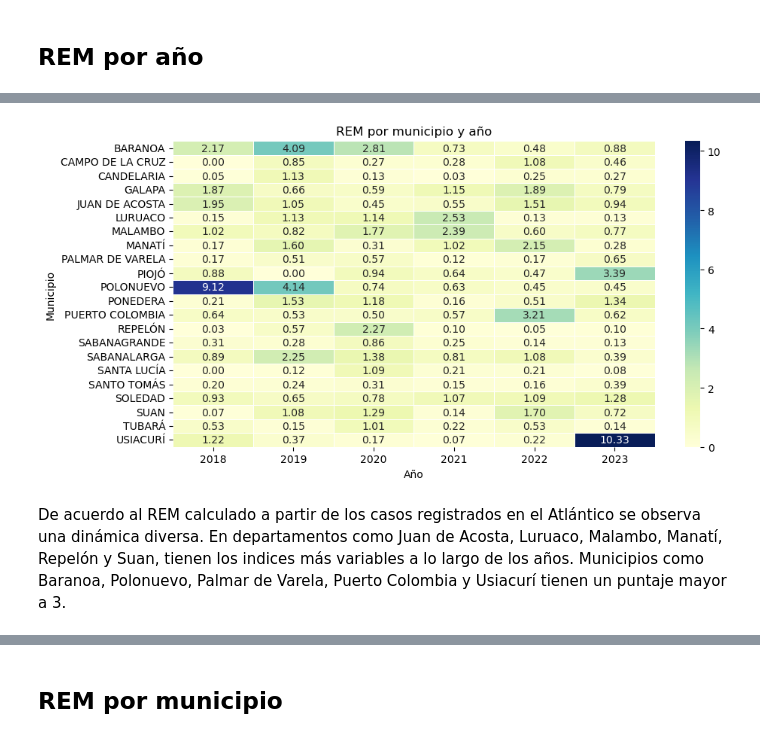
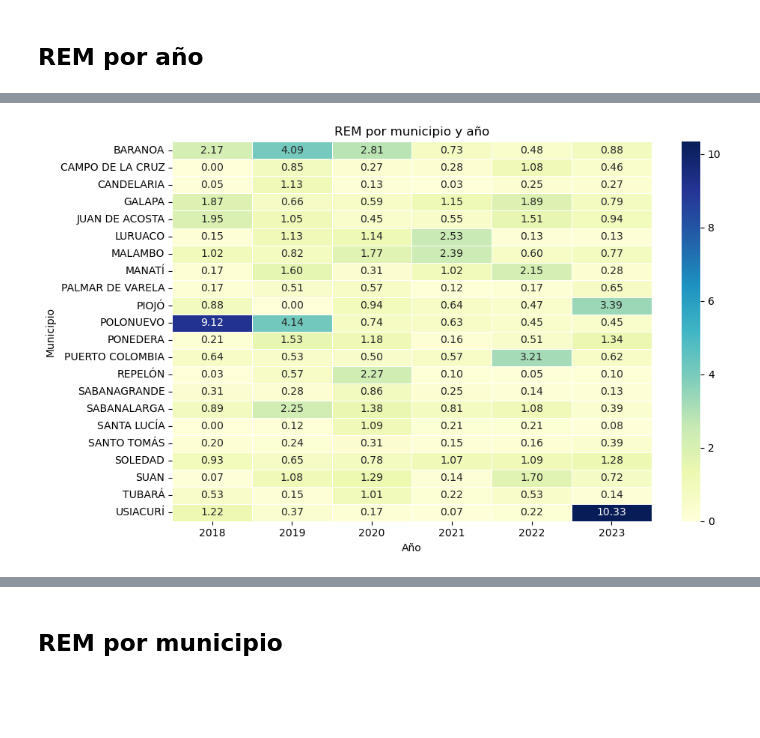
Before and after one commit to Darally06/Dengue_caracterization, a Jupyter notebook: REM_ATL.ipynb, the cells around one changed output, grey strips where cells are left out. Saved outputs shown, nothing was run; the diff lists cells and outputs as text; code cells hidden in the pictures; blank space fills up the shorter version.

```diff
--- a/REM_ATL.ipynb
+++ b/REM_ATL.ipynb
@@ -36,22 +82,20 @@ mapa_atl = mapa_atl[mapa_atl['dpto_cnmbr'] == 'ATLÁNTICO']
 # %%
 pivot_heat = total_año.pivot(index="MUNICIPIO", columns="año", values="REM")
-plt.figure(figsize=(10, 5))
+plt.figure(figsize=(10, 6))
 
 sns.heatmap(
     pivot_heat,
     annot=True,         # Mostrar valores dentro del recuadro
     fmt=".2f",          # Formato de decimales
     cmap="YlGnBu",    # Colormap (puedes usar Blues, Viridis, etc.)
     linewidths=0.5,
     linecolor="white"
 )
 
 plt.title("REM por municipio y año")
 plt.xlabel("Año")
 plt.ylabel("Municipio")
 plt.tight_layout()
 plt.show()
 # %% [output]
-[figure, old version]
+[figure, new version]
-# %% [markdown]
-De acuerdo al REM calculado a partir de los casos registrados en el Atlántico se observa una dinámica diversa. En departamentos como Juan de Acosta, Luruaco, Malambo, Manatí, Repelón y Suan, tienen los indices más variables a lo largo de los años. Municipios como Baranoa, Polonuevo, Palmar de Varela, Puerto Colombia y Usiacurí tienen un puntaje mayor a 3.
```
Also changed, not shown: parts of 7 cells of this notebook, 5 other files.
